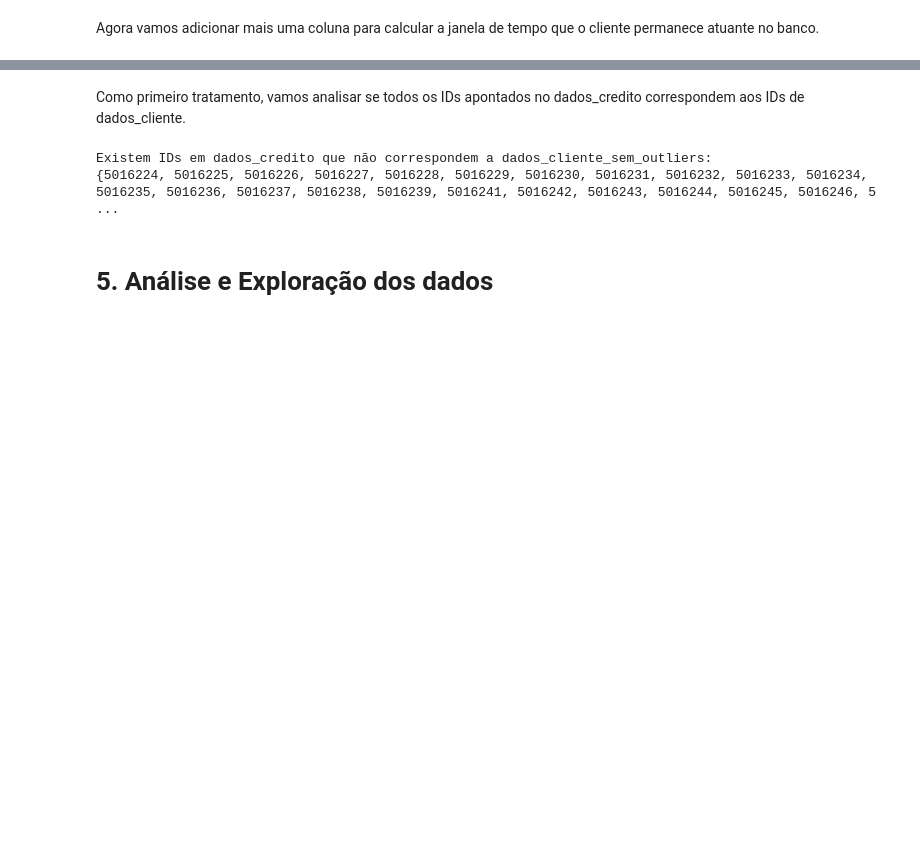
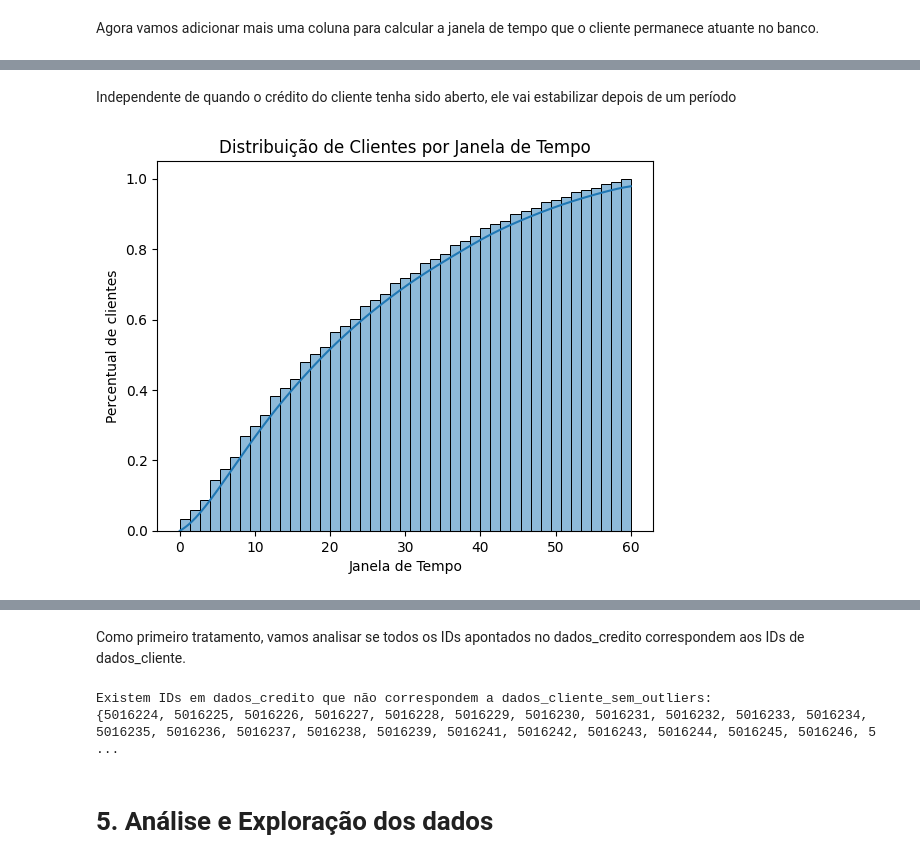
Before and after one commit to VitorFRodrigues/PUCMinas_DataScience, a Jupyter notebook: 06-Machine_Learning/Tarefas/Modulo_A/notebook/aprovacao_credito.ipynb, the cells around one changed output, grey strips where cells are left out. Saved outputs shown, nothing was run; the diff lists cells and outputs as text; code cells hidden in the pictures; blank space fills up the shorter version.

```diff
--- a/06-Machine_Learning/Tarefas/Modulo_A/notebook/aprovacao_credito.ipynb
+++ b/06-Machine_Learning/Tarefas/Modulo_A/notebook/aprovacao_credito.ipynb
@@ -745,0 +726,13 @@ dados_credito.head(10)
+# %%
+dicionario_STATUS = {
+    'nenhum empréstimo no mês': 0,
+    'pagamento realizado': 1,
+    '1-29 dias em atraso': 2,
+    '30-59 dias em atraso': 3,
+    '60-89 dias em atraso': 4,
+    '90-119 dias em atraso': 5,
+    '120-149 dias em atraso': 6,
+    'acima de 150 dias em atraso': 7}
+# %%
+dados_credito['IND_STATUS'] = dados_credito.STATUS.map(dicionario_STATUS)
+dados_credito.head()
@@ -745,0 +750,3 @@ dados_credito.head(10)
+# %%
+dados_credito['MAU'] = dados_credito.apply(lambda x: 1 if x['IND_STATUS'] > 3 else 0, axis=1)
+dados_credito.head()
@@ -745,0 +764,3 @@ dados_credito.head(10)
+# %%
+registro_creditos_ID = dados_credito[['ID', 'MES_ABERTURA', 'MES_FECHAMENTO', 'JANELA_TEMPO']].groupby('ID').apply(lambda x: x.iloc[0]).reset_index(drop=True)
+registro_creditos_ID.head()
@@ -745,0 +879,10 @@ dados_credito.head(10)
+# %% [markdown]
+Independente de quando o crédito do cliente tenha sido aberto, ele vai estabilizar depois de um período
+# %%
+sns.histplot(data=registro_creditos_ID, x='JANELA_TEMPO', cumulative=True, stat='density', kde=True)
+plt.title('Distribuição de Clientes por Janela de Tempo')
+plt.xlabel('Janela de Tempo')
+plt.ylabel('Percentual de clientes')
+plt.show()
+# %% [output]
+[figure, added]
```
Also changed, not shown: parts of 36 cells of this notebook.
